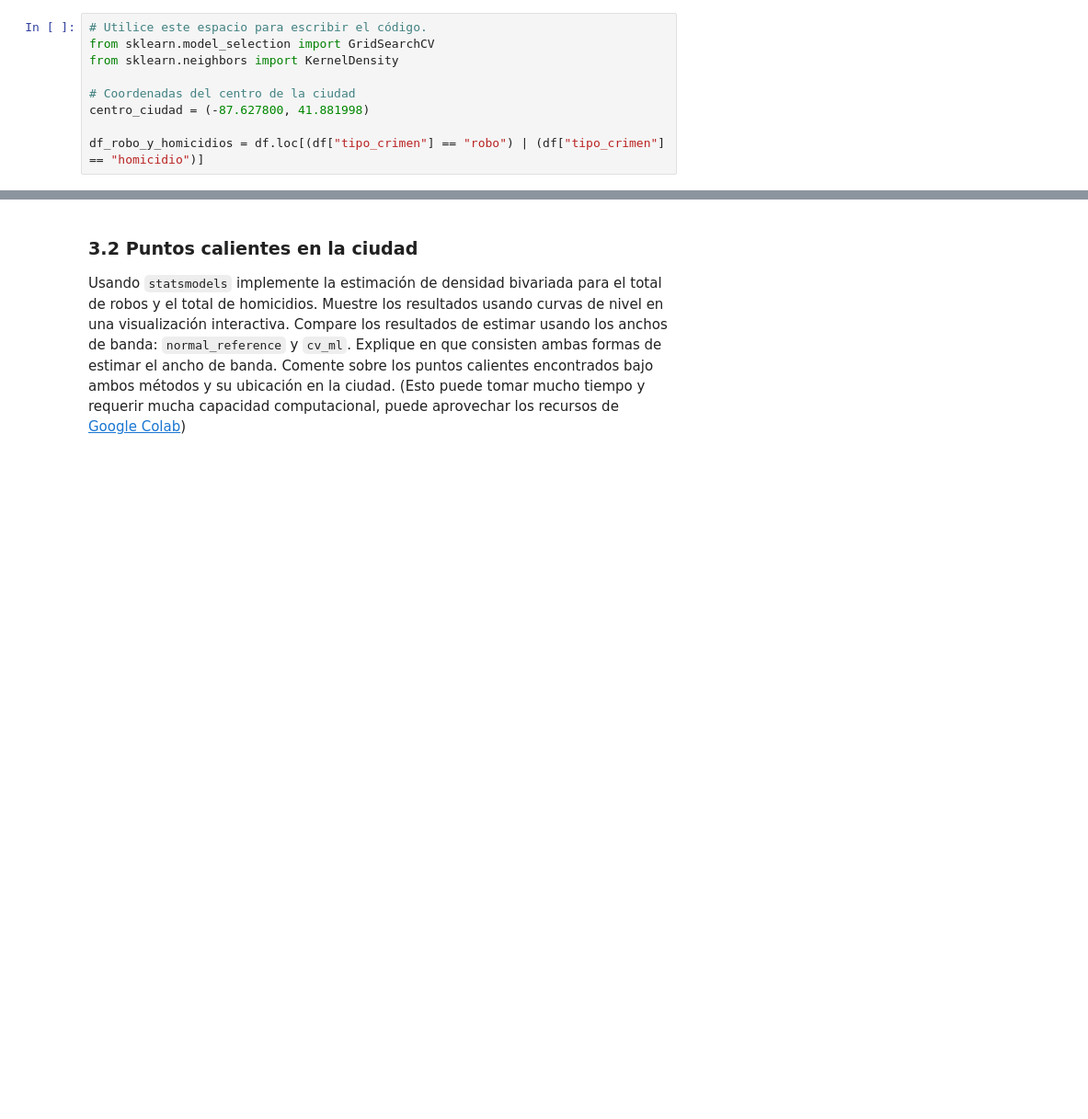
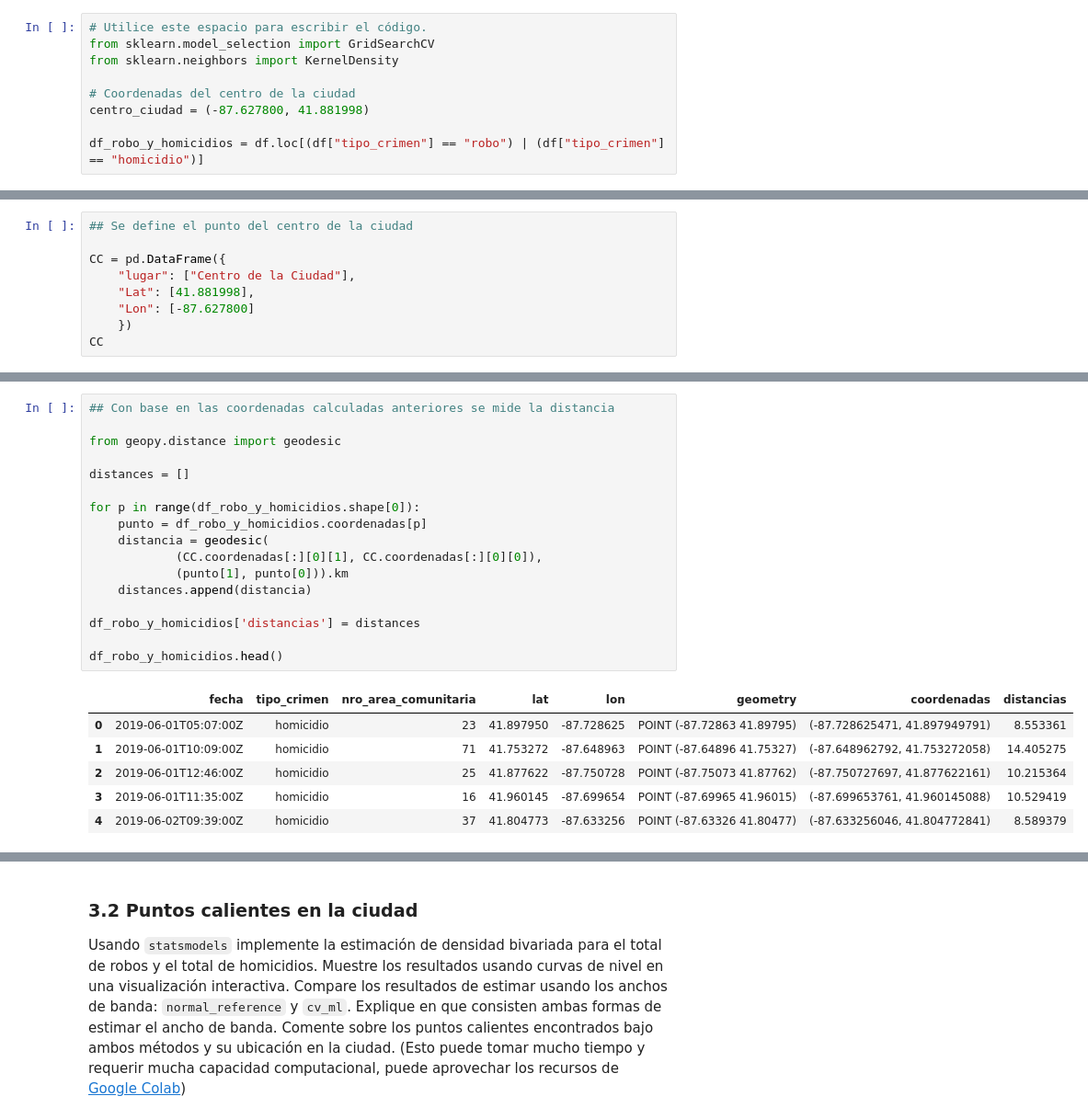
Before and after one commit to jddiaze/AprendizajeNoSupervisado, a Jupyter notebook: Semana7/S7_LC_Taller_Geograficos_KDE.ipynb, the cells around one changed output, grey strips where cells are left out. Shown at 92% size. Saved outputs shown, nothing was run; the diff lists cells and outputs as text; blank space fills up the shorter version.

```diff
--- a/Semana7/S7_LC_Taller_Geograficos_KDE.ipynb
+++ b/Semana7/S7_LC_Taller_Geograficos_KDE.ipynb
@@ -339,0 +295,9 @@ plt.show()
+# %%
+## Se define el punto del centro de la ciudad
+
+CC = pd.DataFrame({
+    "lugar": ["Centro de la Ciudad"],
+    "Lat": [41.881998],
+    "Lon": [-87.627800]
+    })
+CC
@@ -339,0 +354,24 @@ plt.show()
+# %%
+## Con base en las coordenadas calculadas anteriores se mide la distancia
+
+from geopy.distance import geodesic
+
+distances = []
+
+for p in range(df_robo_y_homicidios.shape[0]):
+    punto = df_robo_y_homicidios.coordenadas[p]
+    distancia = geodesic(
+            (CC.coordenadas[:][0][1], CC.coordenadas[:][0][0]),
+            (punto[1], punto[0])).km
+    distances.append(distancia)
+
+df_robo_y_homicidios['distancias'] = distances
+
+df_robo_y_homicidios.head()
+# %% [output]
+|  | fecha | tipo_crimen | nro_area_comunitaria | lat | lon | geometry | coordenadas | distancias |
+| 0 | 2019-06-01T05:07:00Z | homicidio | 23 | 41.897950 | -87.728625 | POINT (-87.72863 41.89795) | (-87.728625471, 41.897949791) | 8.553361 |
+| 1 | 2019-06-01T10:09:00Z | homicidio | 71 | 41.753272 | -87.648963 | POINT (-87.64896 41.75327) | (-87.648962792, 41.753272058) | 14.405275 |
+| 2 | 2019-06-01T12:46:00Z | homicidio | 25 | 41.877622 | -87.750728 | POINT (-87.75073 41.87762) | (-87.750727697, 41.877622161) | 10.215364 |
+| 3 | 2019-06-01T11:35:00Z | homicidio | 16 | 41.960145 | -87.699654 | POINT (-87.69965 41.96015) | (-87.699653761, 41.960145088) | 10.529419 |
+| 4 | 2019-06-02T09:39:00Z | homicidio | 37 | 41.804773 | -87.633256 | POINT (-87.63326 41.80477) | (-87.633256046, 41.804772841) | 8.589379 |
```
Also changed, not shown: parts of 14 cells of this notebook.
